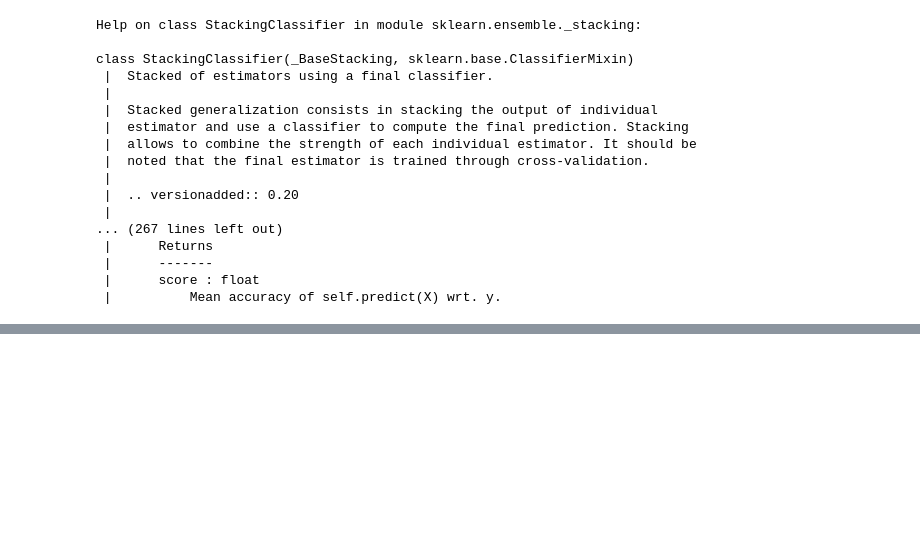
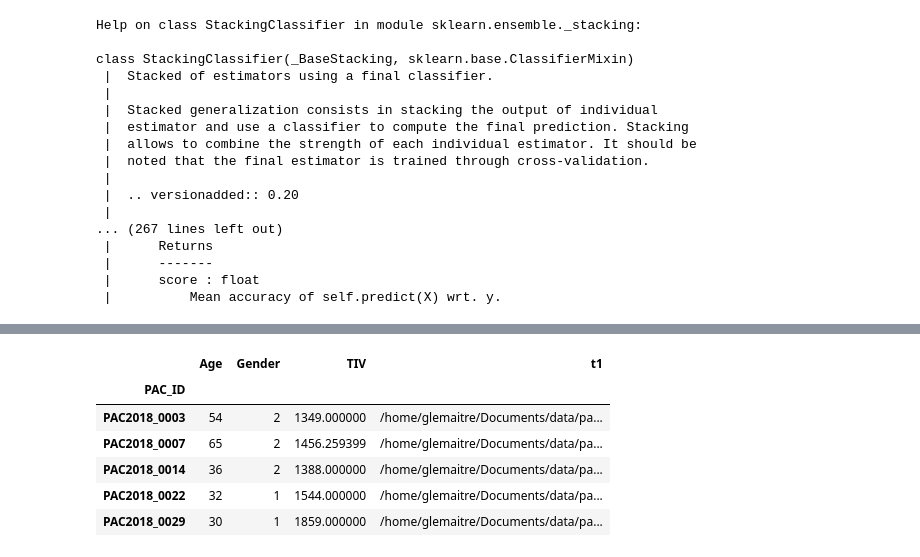
Before and after one commit to glemaitre/predictive-analytics-competition, a Jupyter notebook: guillaume_draft.ipynb, the cells around one changed output, grey strips where cells are left out. Saved outputs shown, nothing was run; the diff lists cells and outputs as text; code cells hidden in the pictures; blank space fills up the shorter version.

```diff
--- a/guillaume_draft.ipynb
+++ b/guillaume_draft.ipynb
@@ -1351,0 +1422,10 @@ np.mean(score['test_roc_auc'])
+# %%
+df_testing.head()
+# %% [output]
+|  | Age | Gender | TIV | t1 |
+| PAC_ID |  |  |  |  |
+| PAC2018_0003 | 54 | 2 | 1349.000000 | /home/glemaitre/Documents/data/pa... |
+| PAC2018_0007 | 65 | 2 | 1456.259399 | /home/glemaitre/Documents/data/pa... |
+| PAC2018_0014 | 36 | 2 | 1388.000000 | /home/glemaitre/Documents/data/pa... |
+| PAC2018_0022 | 32 | 1 | 1544.000000 | /home/glemaitre/Documents/data/pa... |
+| PAC2018_0029 | 30 | 1 | 1859.000000 | /home/glemaitre/Documents/data/pa... |
```
Also changed, not shown: parts of 42 cells of this notebook.
